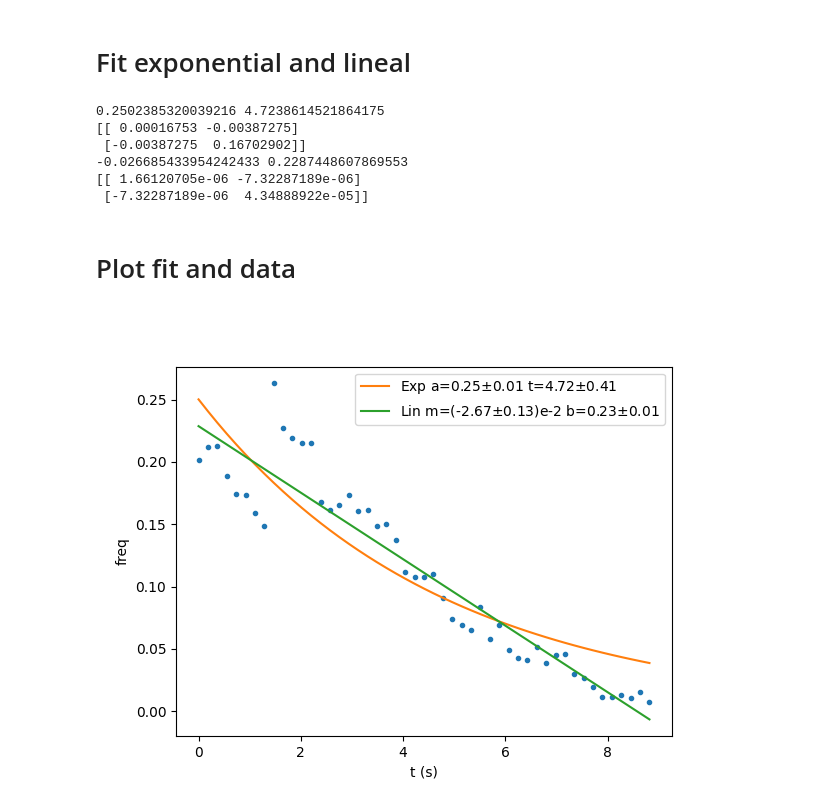
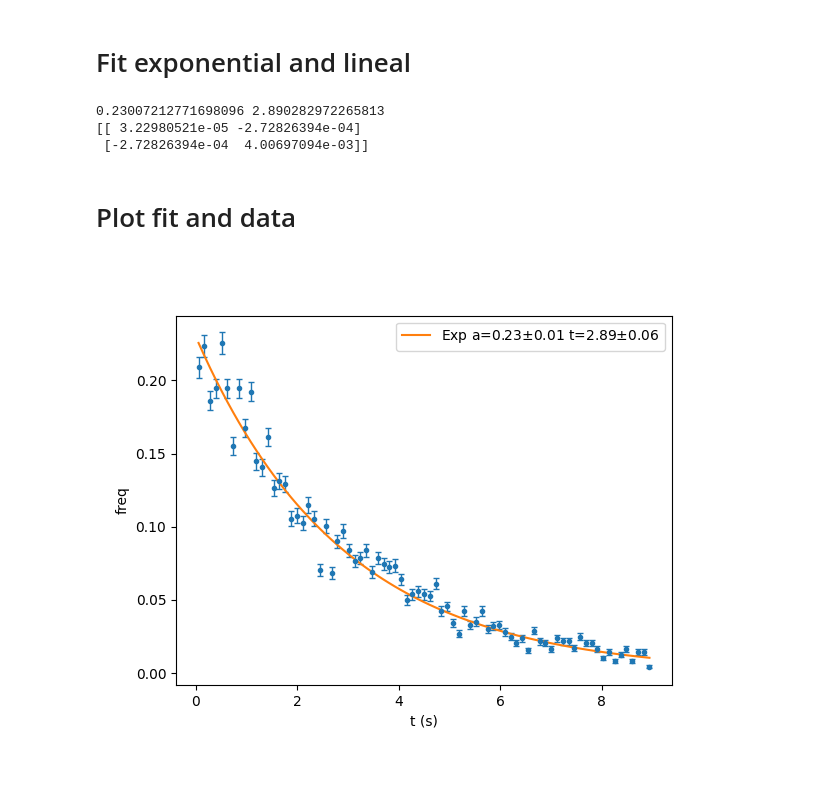
Before and after one commit to tdinapoli/horibaPTI-controller, a Jupyter notebook: calibration/rp_decay/analysis.ipynb, the cells around one changed output. Cells and saved outputs as stored; diff of their text form; code cells hidden in the pictures; blank space fills up the shorter version.

```diff
--- a/calibration/rp_decay/analysis.ipynb
+++ b/calibration/rp_decay/analysis.ipynb
@@ -47,8 +61,7 @@ plt.show()
 # %%
 def count_peaks(data, threshold=2):
     times, screen = data
-    peaks = np.where(np.diff(screen) > threshold)[0]
-    return times[peaks]
+    return times[1:][np.diff(screen) > threshold]
 
 def count_peaks_from_paths(time_paths, screen_window_paths):
     counts = np.array([])
@@ -66,6 +76,0 @@ counts = count_peaks_from_paths(times_paths, screens_windows_path)
-# %%
-lifetime = 3.0
-bins = np.linspace(0, 3*lifetime, 50)
-freq, bins = np.histogram(counts, density=True, bins=bins)
-bin_width = bins[1] - bins[0]
-bin_centres = bins[1:] - bin_width
@@ -80,0 +130,10 @@ plt.show()
+# %%
+bin_centres = bins[1:] - (bins[1] - bins[0])/2
+plt.close('all')
+plt.grid(alpha=0.4)
+plt.stairs(freq, bins, fill=True, color="C1")
+plt.errorbar(bin_centres, freq, yerr=error,
+             fmt='o', markersize=3, linewidth=1, capsize=2)
+plt.ylabel("Freq")
+plt.xlabel("t (s)")
+plt.show()
@@ -85,37 +146,26 @@ plt.show()
 def expon(x, a, t):
     return a*np.exp(-x/t)
 
-def lin(x, m, b):
-    return m*x + b
-
 p0 = [1.0, 4.0]
-popt, pcov = curve_fit(expon, bin_centres, freq, p0)
+popt, pcov = curve_fit(expon, bin_centres, freq, p0, sigma=error)
 a, t = popt
 aerr, terr = np.sqrt(np.diag(pcov))
 print(a,t)
 print(pcov)
-popt, pcov = curve_fit(lin, bin_centres, freq)
-m, b = popt
-merr, berr = np.sqrt(np.diag(pcov))
-print(m, b)
-print(pcov)
 # %% [output]
-0.2502385320039216 4.7238614521864175
-[[ 0.00016753 -0.00387275]
- [-0.00387275  0.16702902]]
--0.026685433954242433 0.2287448607869553
-[[ 1.66120705e-06 -7.32287189e-06]
- [-7.32287189e-06  4.34888922e-05]]
+0.23007212771698096 2.890282972265813
+[[ 3.22980521e-05 -2.72826394e-04]
+ [-2.72826394e-04  4.00697094e-03]]
 # %% [markdown]
 # Plot fit and data
 # %%
 plt.close('all')
-plt.plot(bin_centres, freq, '.')
+plt.errorbar(bin_centres, freq, yerr=error,
+             fmt='o', markersize=3, linewidth=1, capsize=2)
 plt.plot(bin_centres, expon(bin_centres, a,t ), label=f"Exp a={a:.2f}$\pm${aerr:.2f} t={t:.2f}$\pm${terr:.2f}")
-plt.plot(bin_centres, lin(bin_centres, m, b), label=f"Lin m=({m*100:.2f}$\pm${merr*100:.2f})e-2 b={b:.2f}$\pm${berr:.2f}")
 plt.legend()
 plt.xlabel("t (s)")
 plt.ylabel("freq")
 plt.show()
 # %% [output]
-[figure, old version]
+[figure, new version]
```
Also changed, not shown: parts of 9 cells of this notebook, 1 other file.
